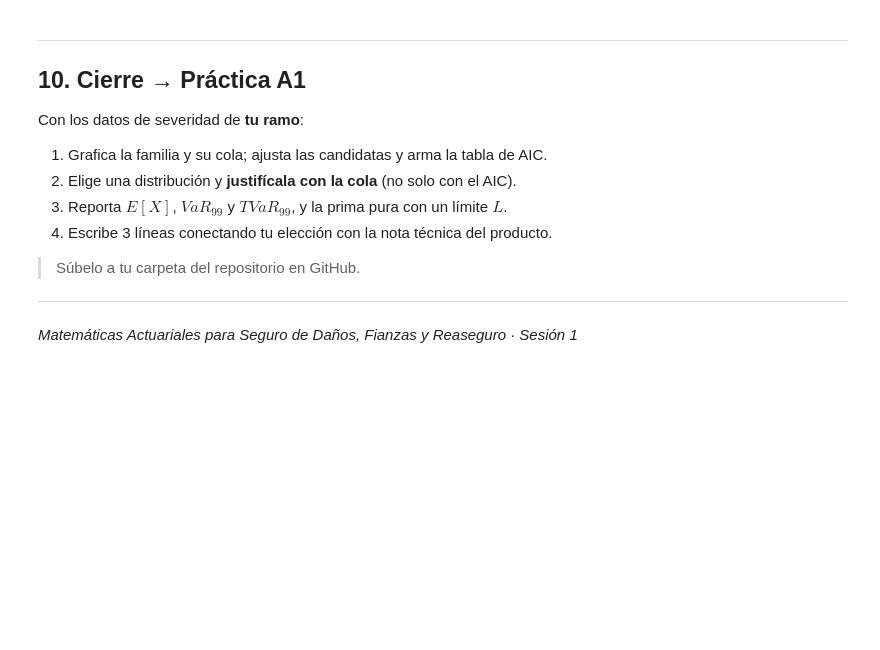
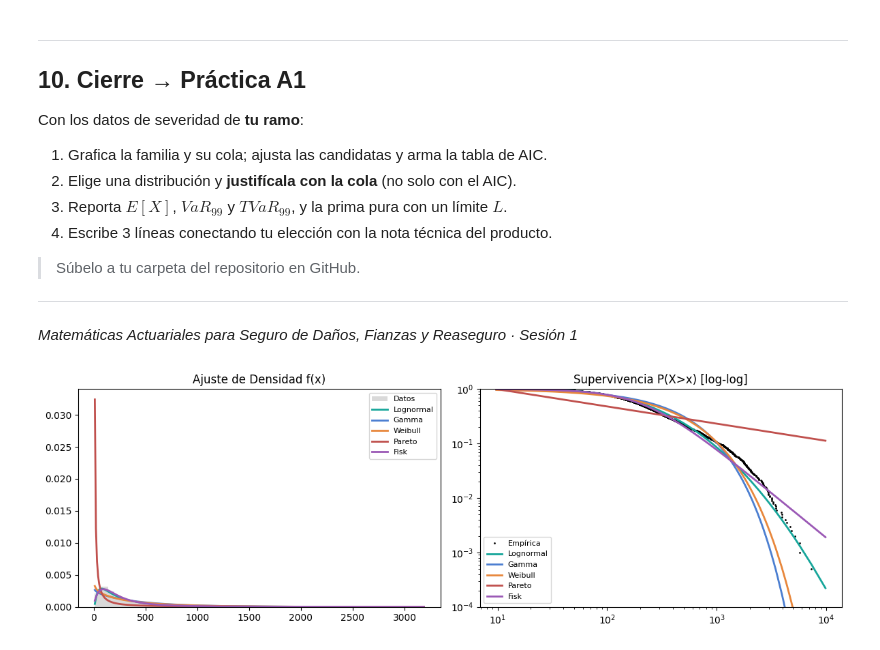
Before and after one commit to 0XimMena/MASDFR_20271, a Jupyter notebook: clases/clase_02/sesion2_severidad_notebook.ipynb, the cells around one changed output. Drawn from its saved outputs; the diff is of its cells as text; code cells hidden in the pictures; blank space fills up the shorter version.

```diff
--- a/clases/clase_02/sesion2_severidad_notebook.ipynb
+++ b/clases/clase_02/sesion2_severidad_notebook.ipynb
@@ -340,3 +455,86 @@ Con los datos de severidad de **tu ramo**:
 
 ---
 *Matemáticas Actuariales para Seguro de Daños, Fianzas y Reaseguro · Sesión 1*
+# %%
+
+candidatas = {
+    "Lognormal": stats.lognorm,
+    "Gamma": stats.gamma,
+    "Weibull": stats.weibull_min,
+    "Pareto": stats.pareto,
+    "Fisk": stats.fisk
+}
+colores = {
+    "Lognormal": "#17A69B",
+    "Gamma": "#4C7FD1",
+    "Weibull": "#E8873C",
+    "Pareto": "#C0504D",
+    "Fisk": "#9B59B6"
+}
+ajustes = {}
+filas = []
+
+for nom, dist in candidatas.items():
+    pr = dist.fit(x, floc=0)
+    ajustes[nom] = (dist, pr)
+    # Cálculo de AIC
+    log_lik = np.sum(dist.logpdf(x, *pr))
+    k = len(pr)
+    aic_val = 2 * k - 2 * log_lik
+    filas.append({"Distribución": nom, "AIC": round(aic_val, 1)})
+
+fig, ax = plt.subplots(1, 2, figsize=(12, 4))
+grid = np.linspace(x.min(), np.percentile(x, 99), 300)
+xs = np.sort(x)
+S_emp = 1.0 - np.arange(1, len(xs) + 1) / len(xs)
+
+ax[0].hist(x, bins=50, density=True, range=(x.min(), np.percentile(x, 99)), color="#d9d9d9", label="Datos")
+for nom, (dist, pr) in ajustes.items():
+    ax[0].plot(grid, dist.pdf(grid, *pr), color=colores[nom], lw=2, label=nom)
+ax[0].set_title("Ajuste de Densidad f(x)")
+ax[0].legend(fontsize=8)
+
+ax[1].plot(xs, S_emp, ".", ms=2, color="black", label="Empírica")
+for nom, (dist, pr) in ajustes.items():
+    ax[1].plot(xs, dist.sf(xs, *pr), color=colores[nom], lw=2, label=nom)
+ax[1].set_xscale("log")
+ax[1].set_yscale("log")
+ax[1].set_ylim(1e-4, 1)
+ax[1].set_title("Supervivencia P(X>x) [log-log]")
+ax[1].legend(fontsize=8)
+
+plt.tight_layout()
+plt.show()
+
+tabla_aic = pd.DataFrame(filas).sort_values("AIC").reset_index(drop=True)
+print("--- 1. TABLA DE AIC ---")
+print(tabla_aic.to_string(index=False))
+
+mejor_nombre = tabla_aic.iloc[0]["Distribución"]
+dist_elegida, pr_elegida = ajustes[mejor_nombre]
+fr = dist_elegida(*pr_elegida)
+
+print("--- 2. Elige distribución y justifica con la cola no solo el AIC.---")
+print("Elegimos la Lognormal porque se pega a la cola empírica de los datos sin inflar la probabilidad de siniestros gigantes como Pareto ni subestimarla como Gamma.")
+
+
+L = 1000
+
+esperanza = fr.mean()
+var_99 = fr.ppf(0.99)
+tvar_99 = fr.expect(lambda t: t, lb=var_99, conditional=True)
+prima_limitada = fr.expect(lambda t: np.minimum(t, L))
+
+print("\n--- 3. MÉTRICAS REPORTADAS ---")
+print(f"Distribución seleccionada : {mejor_nombre}")
+print(f"Esperanza E[X]            : ${esperanza:,.2f}")
+print(f"VaR (99%)                 : ${var_99:,.2f}")
+print(f"TVaR (99%)                : ${tvar_99:,.2f}")
+print(f"Prima limitada (L={L})    : ${prima_limitada:,.2f}")
+
+print("---4. Elección conectando con la nota técnica.---")
+print("La Lognormal evita cobrar una prima exagerada al cliente, pero cubriendo bien los siniestros caros.")
+print("El TVaR (99%) nos dice exactamente cuánto dinero guardar en caja para resistir un año de siniestros desastrosos")
+print("La esperanza limitada E[min(X, 1000)] nos fija la base matemática para cobrar coberturas con tope y negociar el deducible con el reasegurador.")
+# %% [output]
+[figure, added]
```
Also changed, not shown: parts of 17 cells of this notebook.
